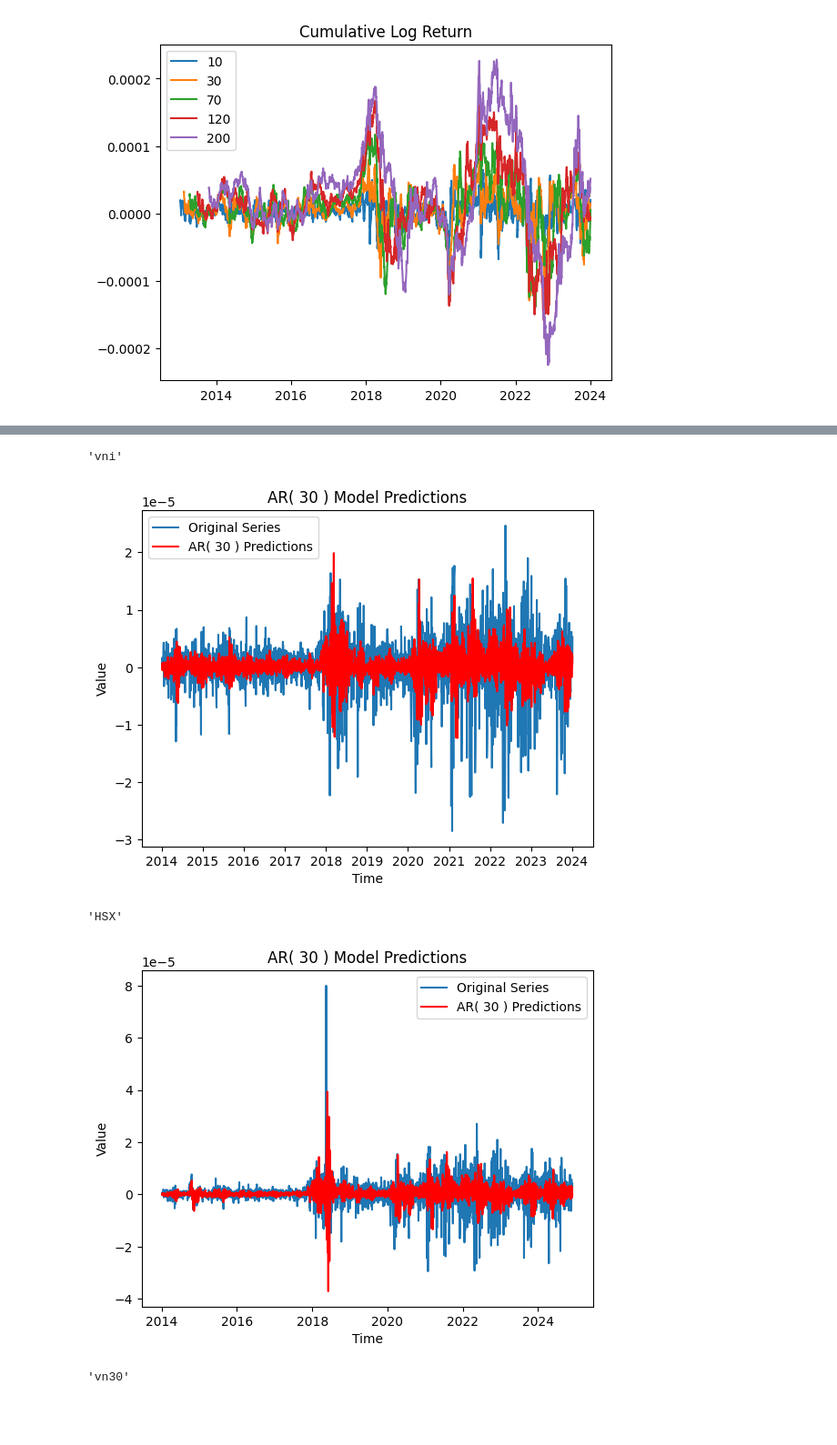
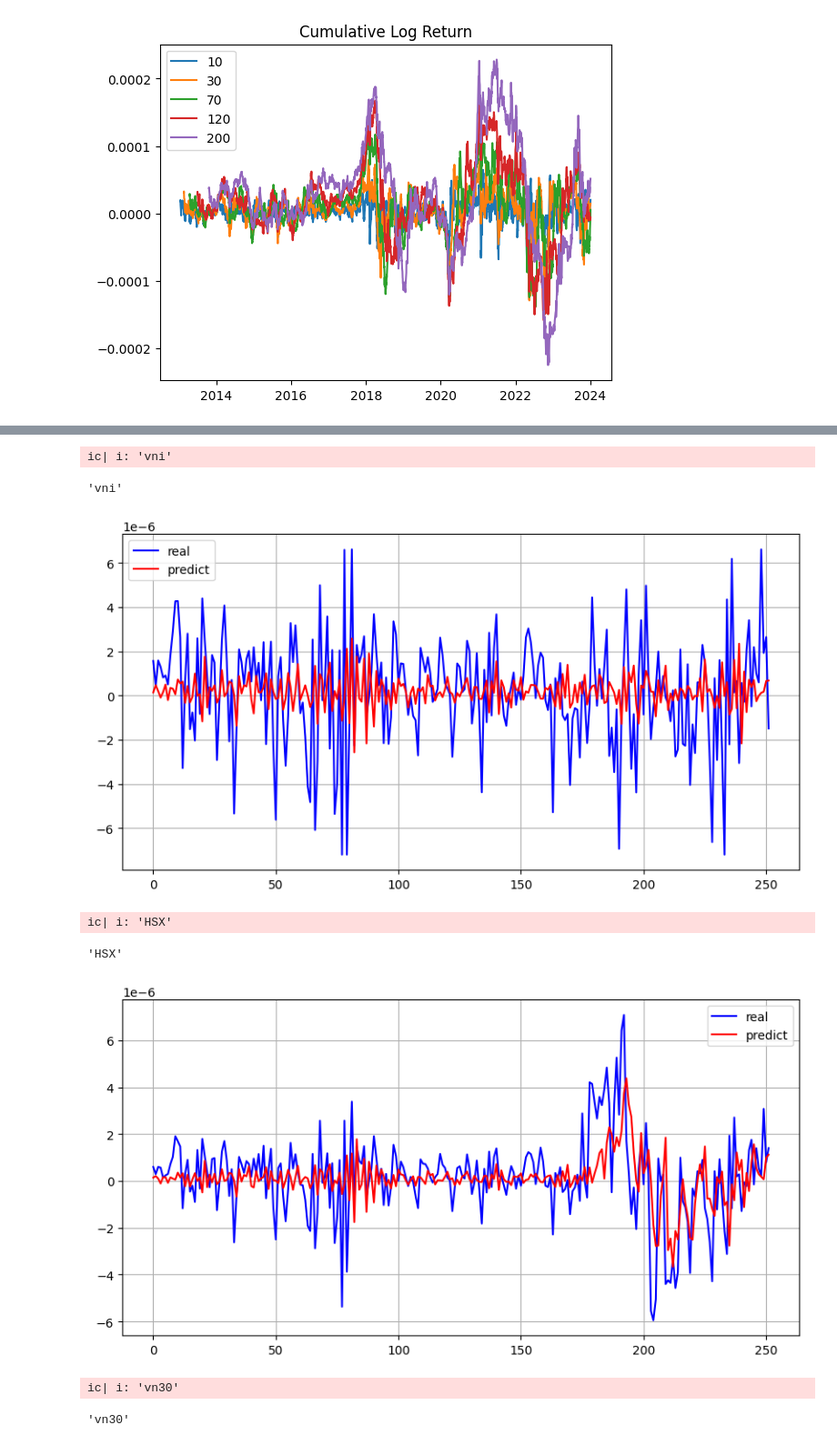
Before and after one commit to nguyentanquocbao/stock_quant, a Jupyter notebook: 2. Stock Market Analysis.ipynb, the cells around one changed output, grey strips where cells are left out. Shown at 91% size. Cells and saved outputs as stored; diff of their text form; code cells hidden in the pictures; blank space fills up the shorter version.

```diff
--- a/2. Stock Market Analysis.ipynb
+++ b/2. Stock Market Analysis.ipynb
@@ -149,10 +44,11 @@ pacf_results = partial_autocorrelation_selection(
 # %%
 from test_and_visualize import *
 # %%
-for i in market["exchange"].unique():
+for i in market_winsored["exchange"].unique():
     if i not in ["BOND", "DELISTED"]:
-        temp = market[market["exchange"] == i]["return_weighted"]
-        returns = winsorize(temp, limits=[0.05, 0.05])
+        temp = market_winsored[market_winsored["exchange"] == i][
+            "return_weighted"
+        ]
         print(i, flush=True)
         print("adf_test result:", flush=True)
         adf_test(temp, 0.01)
@@ -327,0 +261,18 @@ vni
+# %%
+from AR import *
+
+for i in market["exchange"].unique():
+    if i in ["HSX", "vni", "vn30"]:
+        i
+        data = market_winsored[market_winsored["exchange"] == i]
+        data.index = pd.date_range(
+            start=data["time"].min(),
+            periods=len(data),
+            freq="B",
+        )
+
+        info_criteria_selection(data["log_return_weighted"])
+        # using mean_squared_error
+        result_log_return = plot_best_lag_model(
+            data["log_return_weighted"]
+        )
@@ -328,16 +301,20 @@ vni
 # %%
 for i in ["vni", "HSX", "vn30"]:
-    i
-    df = real_time_auto_regression_visualize(
-        market[market["exchange"] == i],
-        "return_weighted",
-        "time",
-        252,
-        30,
+    ic(i)
+    visualize(
+        np.asarray(
+            market_winsored[market_winsored["exchange"] == i][
+                "return_weighted"
+            ]
+        ),
+        12,
     )
 # %% [output]
-'vni'
+ic| i: 'vni'
+'vni'
-[figure, old version]
+[figure, new version]
-'HSX'
+ic| i: 'HSX'
+'HSX'
-[figure, old version]
+[figure, new version]
-'vn30'
+ic| i: 'vn30'
+'vn30'
```
Also changed, not shown: parts of 23 cells of this notebook, 2 other files.
